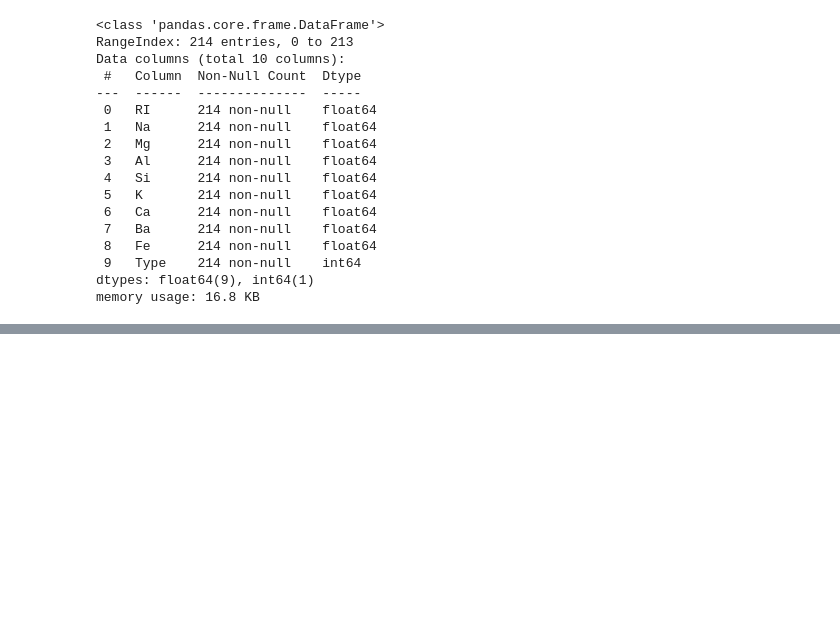
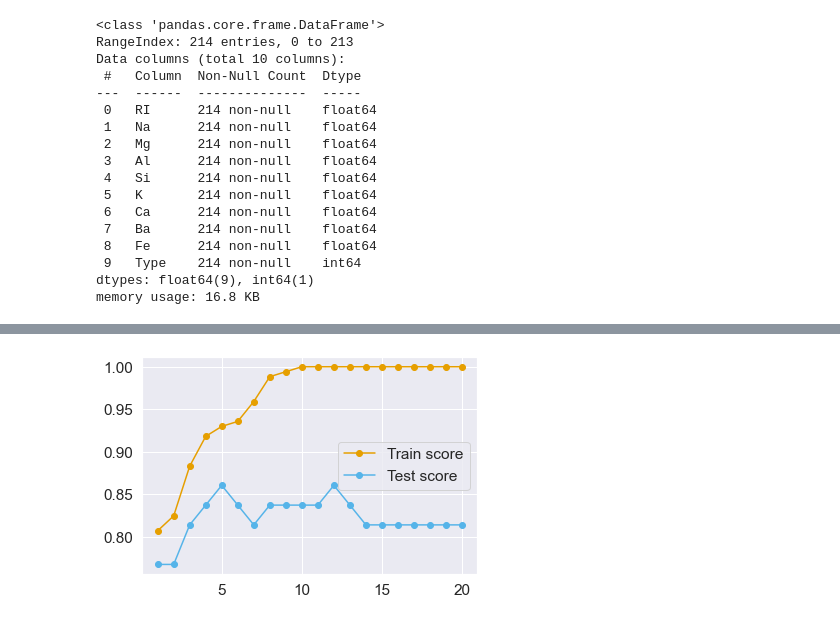
Before and after one commit to jackrlynn3/ml-random-forest, a Jupyter notebook: baseline.ipynb, the cells around one changed output, grey strips where cells are left out. Saved outputs shown, nothing was run; the diff lists cells and outputs as text; code cells hidden in the pictures; blank space fills up the shorter version.

```diff
--- a/baseline.ipynb
+++ b/baseline.ipynb
@@ -118,0 +131,20 @@ viz
+# %%
+values=[i for i in range(1, 21)]
+train_scores, test_scores=[], []
+
+for i in values:
+    rf = RandomForestClassifier(n_estimators=100, random_state=0, max_depth=i)
+    rf.fit(X_train,y_train)
+
+    Y_tr_pred=rf.predict(X_train)
+    Y_te_pred=rf.predict(X_test)
+
+    train_scores.append(accuracy_score(y_train, Y_tr_pred))
+    test_scores.append(accuracy_score(y_test, Y_te_pred))
+
+plt.plot(values, train_scores, '-o', color='#E69F00', label='Train score')
+plt.plot(values, test_scores, '-o', color='#56B4E9', label='Test score')
+plt.legend()
+plt.show()
+# %% [output]
+[figure, added]
```
Also changed, not shown: parts of 14 cells of this notebook.
